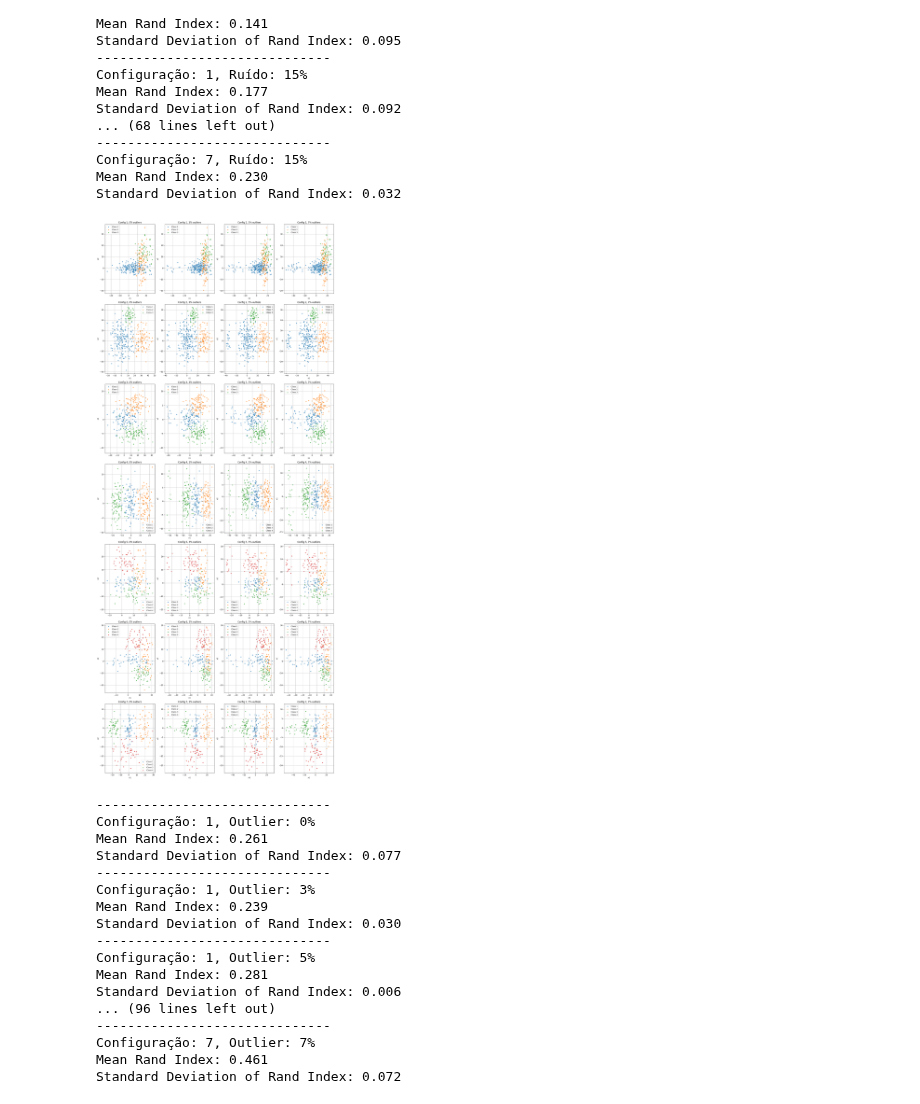
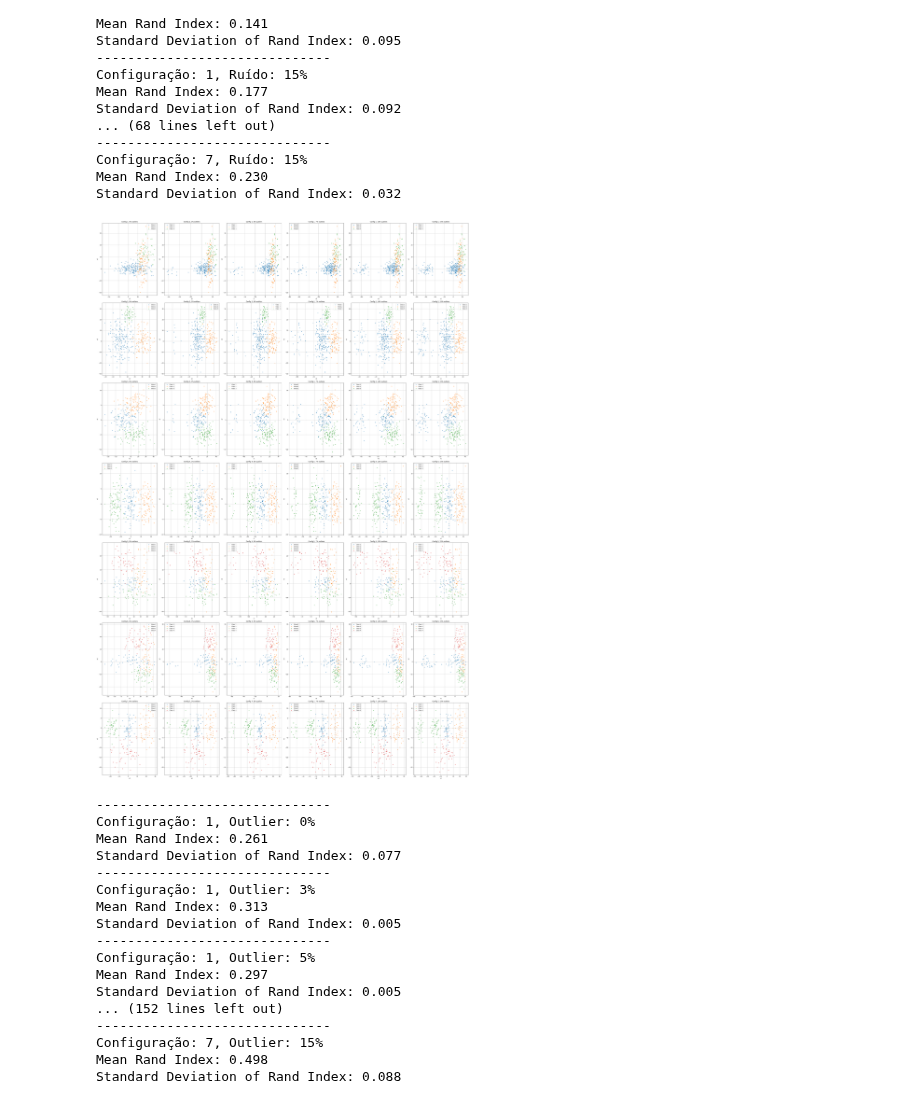
Before and after one commit to thomazcabral/Fuzzy_Clustering, a Jupyter notebook: mfcm/mfcm_sd2_ira.ipynb, the cells around one changed output. Cells and saved outputs as stored; diff of their text form; code cells hidden in the pictures.

Commit message:
Correção dos outliers

```diff
--- a/mfcm/mfcm_sd2_ira.ipynb
+++ b/mfcm/mfcm_sd2_ira.ipynb
@@ -147,7 +147,7 @@ def monte_carlo_mfcm_simulation(dados, labels, num_clusters, num_trials):
         centroids, U, Delta = mfcm_run(dados, num_clusters)
         predicted_labels = np.argmax(Delta, axis=1)
         ari = adjusted_rand_score(labels, predicted_labels)
-        if ari > 0.1:
+        if ari > 0.01:
             results.append(ari)
     mean_rand_index = np.mean(results)
     std_rand_index = np.std(results)
@@ -332,22 +332,24 @@ def adicionar_N_outliers_laterais(df_para_modificar: pd.DataFrame,
                                   df_original_referencia: pd.DataFrame,
                                   n_outliers_para_adicionar: int,
                                   cluster_id_alvo: int,
-                                  distancia_x1_outliers: float,
-                                  dispersao_x1_outliers: float = 1.0,
-                                  dispersao_x2_outliers: float = 1.0) -> pd.DataFrame:
+                                  multiplicador_std: float = 3.0) -> pd.DataFrame:
 
     if n_outliers_para_adicionar <= 0:
         return df_para_modificar.copy()
 
-    # Pega os dados do cluster alvo DO DATAFRAME ORIGINAL para usar como referência
     dados_cluster_ref = df_original_referencia[df_original_referencia['class'] == cluster_id_alvo]
+
+    std_x1_cluster = dados_cluster_ref['x1'].std()
+    distancia_calculada = multiplicador_std * std_x1_cluster
     min_x1_cluster = dados_cluster_ref['x1'].min()
+    centro_x1_outliers = min_x1_cluster - distancia_calculada
+
+    std_x2_cluster = dados_cluster_ref['x2'].std()
     media_x2_cluster = dados_cluster_ref['x2'].mean()
-    centro_x1_outliers = min_x1_cluster - distancia_x1_outliers
 
     # Gera apenas o número N de novos outliers
-    outliers_x1 = np.random.normal(loc=centro_x1_outliers, scale=dispersao_x1_outliers, size=n_outliers_para_adicionar)
-    outliers_x2 = np.random.normal(loc=media_x2_cluster, scale=dispersao_x2_outliers, size=n_outliers_para_adicionar)
+    outliers_x1 = np.random.normal(loc=centro_x1_outliers, scale=std_x1_cluster, size=n_outliers_para_adicionar)
+    outliers_x2 = np.random.normal(loc=media_x2_cluster, scale=std_x2_cluster, size=n_outliers_para_adicionar)
 
     df_novos_outliers = pd.DataFrame({'x1': outliers_x1, 'x2': outliers_x2})
     df_novos_outliers['class'] = cluster_id_alvo
@@ -365,18 +367,17 @@ lista_dfs_originais = [df1, df2, df3, df4, df5, df6, df7]
 # 3. NOVA LÓGICA CUMULATIVA PARA ADICIONAR OUTLIERS
 
 configuracoes_meta = [
-    {'config_id': 1, 'outlier_target_cluster': 1, 'outlier_dispersao_x1': 7, 'outlier_dispersao_x2': 3},
-    {'config_id': 2, 'outlier_target_cluster': 1, 'outlier_dispersao_x1': 3, 'outlier_dispersao_x2': 7},
-    {'config_id': 3, 'outlier_target_cluster': 1, 'outlier_dispersao_x1': 7, 'outlier_dispersao_x2': 2},
-    {'config_id': 4, 'outlier_target_cluster': 3, 'outlier_dispersao_x1': 3, 'outlier_dispersao_x2': 7},
-    {'config_id': 5, 'outlier_target_cluster': 4, 'outlier_dispersao_x1': 3, 'outlier_dispersao_x2': 7},
-    {'config_id': 6, 'outlier_target_cluster': 1, 'outlier_dispersao_x1': 7, 'outlier_dispersao_x2': 3},
-    {'config_id': 7, 'outlier_target_cluster': 3, 'outlier_dispersao_x1': 7, 'outlier_dispersao_x2': 2}
+    {'config_id': 1, 'outlier_target_cluster': 1},
+    {'config_id': 2, 'outlier_target_cluster': 1},
+    {'config_id': 3, 'outlier_target_cluster': 1},
+    {'config_id': 4, 'outlier_target_cluster': 3},
+    {'config_id': 5, 'outlier_target_cluster': 4},
+    {'config_id': 6, 'outlier_target_cluster': 1},
+    {'config_id': 7, 'outlier_target_cluster': 3}
 ]
 
 # Garante que as porcentagens estão em ordem crescente
-porcentagens_outlier = sorted([0, 0.03, 0.05, 0.07])
-distancia_x1_para_outliers = 15
+porcentagens_outlier = sorted([0, 0.03, 0.05, 0.07, 0.1, 0.15])
 
 datasets_outliers = {}
 
@@ -411,39 +412,37 @@ for config_meta in configuracoes_meta:
             df_original_referencia=df_original, # Importante usar o original como referência
             n_outliers_para_adicionar=n_para_adicionar,
             cluster_id_alvo=config_meta['outlier_target_cluster'],
-            distancia_x1_outliers=distancia_x1_para_outliers,
-            dispersao_x1_outliers=config_meta['outlier_dispersao_x1'],
-            dispersao_x2_outliers=config_meta['outlier_dispersao_x2']
+            multiplicador_std=4.0
         )
         datasets_outliers[(config_id, p_atual)] = df_acumulado
 
 
 num_configs = len(configuracoes_meta)
 num_outlier_porc = len(porcentagens_outlier)
 
-fig, axes = plt.subplots(num_configs, num_outlier_porc, figsize=(18, 42), squeeze=False)
+fig, axes = plt.subplots(num_configs, num_outlier_porc, figsize=(40, 60), squeeze=False)
 
 for i, config_meta in enumerate(configuracoes_meta):
     for j, percent_outliers in enumerate(porcentagens_outlier):
         ax = axes[i, j]
         config_id = config_meta['config_id']
 
         df_to_plot = datasets_outliers.get((config_id, percent_outliers))
 
         if df_to_plot is not None:
             for classe, dados_classe in df_to_plot.groupby('class'):
                 ax.scatter(dados_classe['x1'], dados_classe['x2'], label=f'Class {classe}', s=15, alpha=0.7)
 
             ax.set_title(f'Config {config_id}, {int(percent_outliers*100)}% outliers')
             ax.set_xlabel('x1')
             ax.set_ylabel('x2')
             ax.legend()
             ax.grid(True)
 
 plt.tight_layout()
 plt.show()
 # %% [output]
-[figure, old version]
+[figure, new version]
 # %%
 np.random.seed(42)
 
@@ -471,14 +470,14 @@ Mean Rand Index: 0.261
 Standard Deviation of Rand Index: 0.077
 ------------------------------
 Configuração: 1, Outlier: 3%
-Mean Rand Index: 0.239
-Standard Deviation of Rand Index: 0.030
+Mean Rand Index: 0.313
+Standard Deviation of Rand Index: 0.005
 ------------------------------
 Configuração: 1, Outlier: 5%
-Mean Rand Index: 0.281
-Standard Deviation of Rand Index: 0.006
-... (96 lines left out)
+Mean Rand Index: 0.297
+Standard Deviation of Rand Index: 0.005
+... (152 lines left out)
 ------------------------------
-Configuração: 7, Outlier: 7%
-Mean Rand Index: 0.461
-Standard Deviation of Rand Index: 0.072
+Configuração: 7, Outlier: 15%
+Mean Rand Index: 0.498
+Standard Deviation of Rand Index: 0.088
```
Also changed, not shown: 2 other files.
